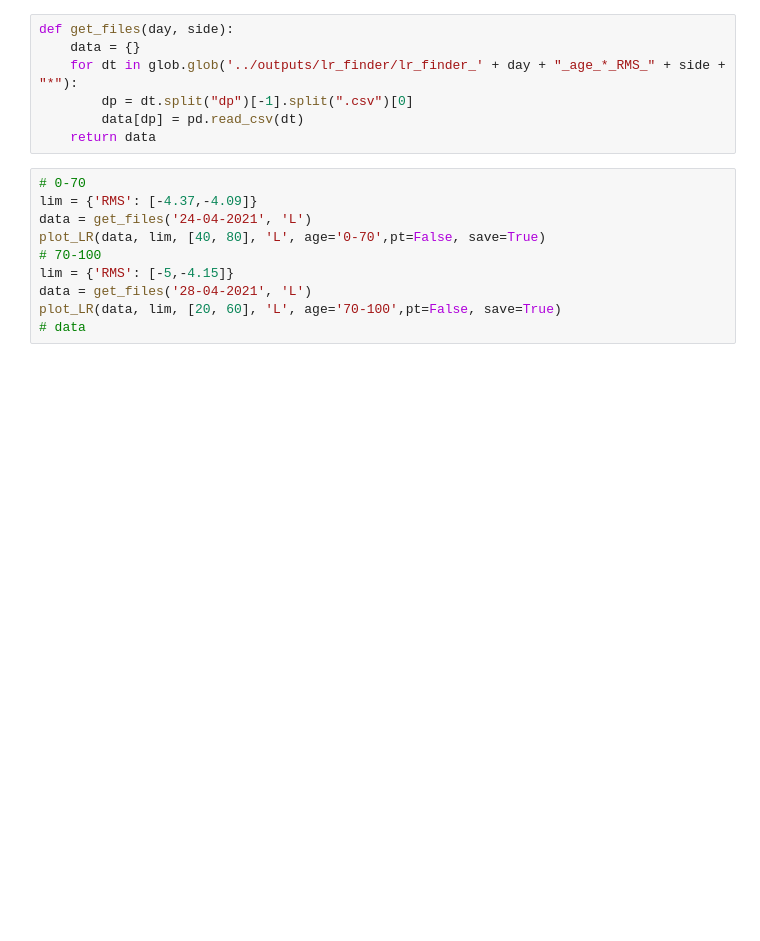
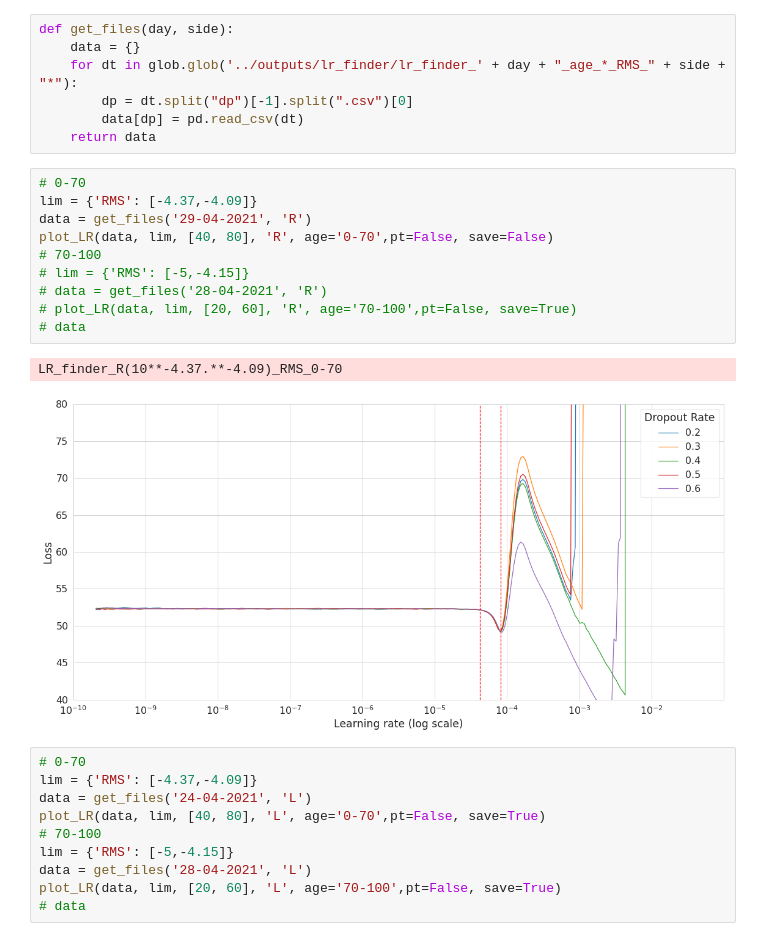
Before and after one commit to kapoloni/age_prediction, a Jupyter notebook: plots/plot_LR_finder.ipynb, the cells around one changed output. Drawn from its saved outputs; the diff is of its cells as text; blank space fills up the shorter version.

```diff
--- a/plots/plot_LR_finder.ipynb
+++ b/plots/plot_LR_finder.ipynb
@@ -56,6 +56,19 @@ def get_files(day, side):
         dp = dt.split("dp")[-1].split(".csv")[0]
         data[dp] = pd.read_csv(dt)
     return data
+# %%
+# 0-70
+lim = {'RMS': [-4.37,-4.09]}
+data = get_files('29-04-2021', 'R')
+plot_LR(data, lim, [40, 80], 'R', age='0-70',pt=False, save=False)
+# 70-100
+# lim = {'RMS': [-5,-4.15]}
+# data = get_files('28-04-2021', 'R')
+# plot_LR(data, lim, [20, 60], 'R', age='70-100',pt=False, save=True)
+# data
+# %% [output]
+LR_finder_R(10**-4.37.**-4.09)_RMS_0-70
+[figure, added]
 # %%
 # 0-70
 lim = {'RMS': [-4.37,-4.09]}
```
Also changed, not shown: 12 other files.
